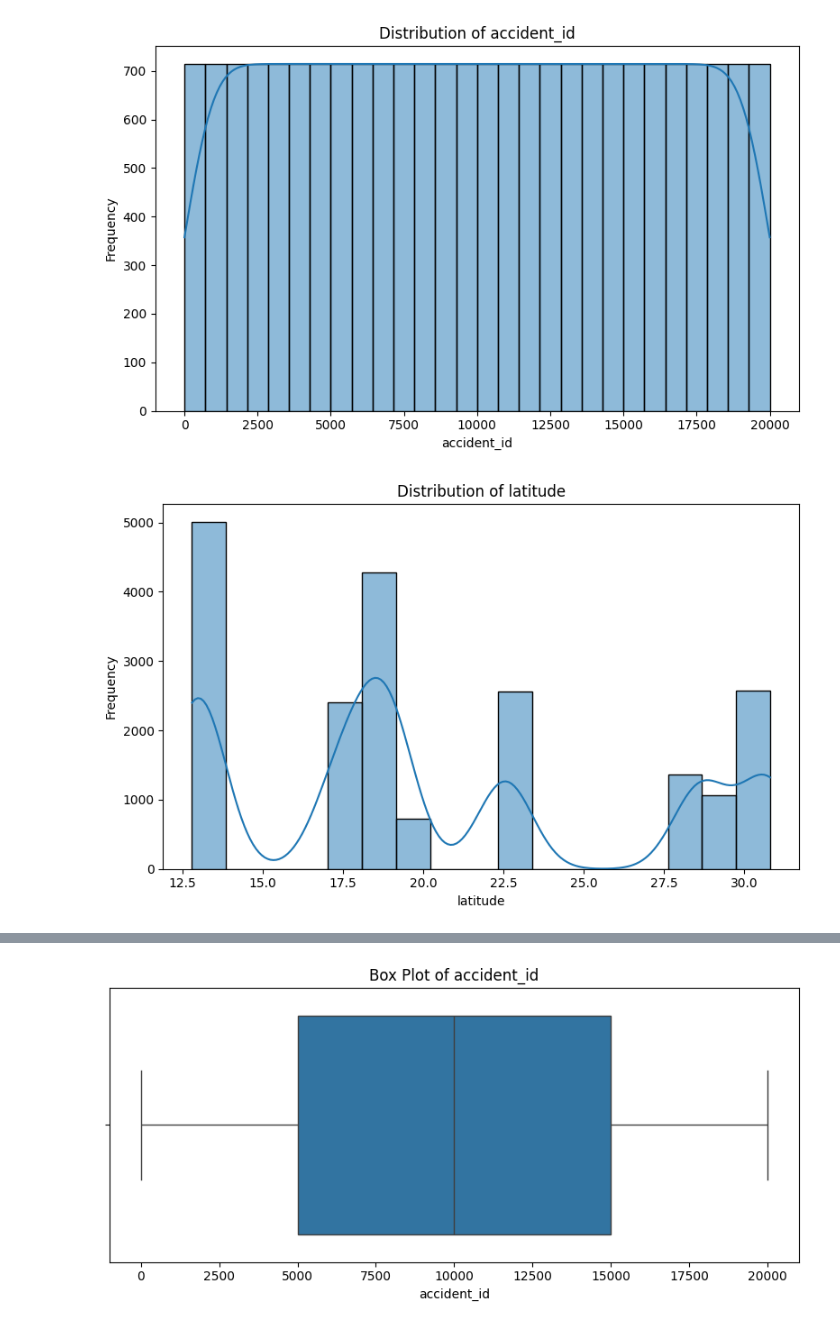
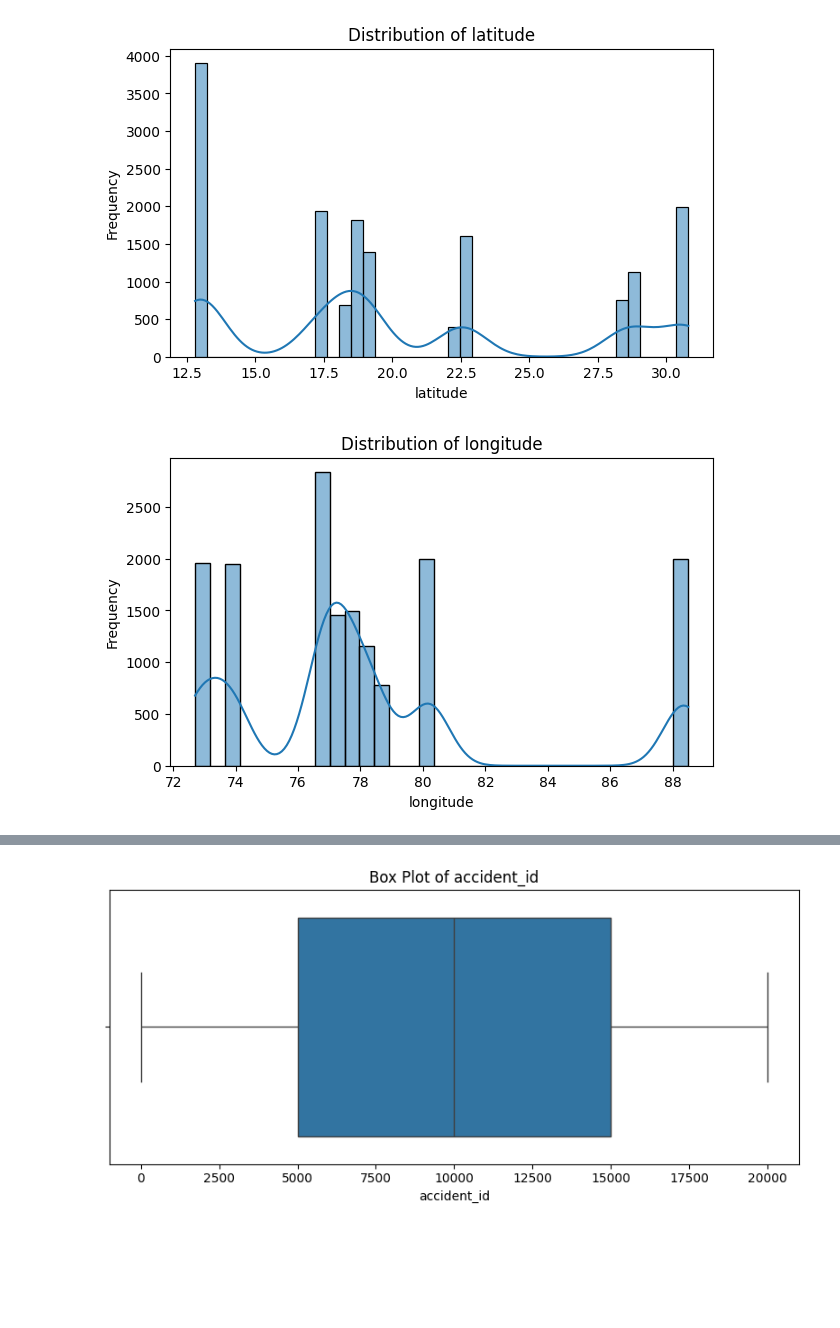
Before and after one commit to nehajacksonb24cs2143-ctrl/road-accident-severity-prediction, a Jupyter notebook: accident_analysis.ipynb, the cells around one changed output, grey strips where cells are left out. Saved outputs shown, nothing was run; the diff lists cells and outputs as text; code cells hidden in the pictures; blank space fills up the shorter version.

```diff
--- a/accident_analysis.ipynb
+++ b/accident_analysis.ipynb
@@ -82,5 +93,0 @@ Shape after removing duplicates: (20000, 24)
-# %%
-print(df.columns.tolist())
-if 'festival' in df.columns:
-    df = df.drop(columns=['festival'])
-print("Shape:", df.shape)
@@ -158,18 +171,27 @@ display(statistics.round(3))
 # %%
-for column in numerical_columns:
-    plt.figure(figsize=(8, 5))
+columns = [
+    "latitude",
+    "longitude",
+    "hour",
+    "temperature",
+    "vehicles_involved",
+    "casualties",
+    "risk_score"
+]
+
+for column in columns:
+    plt.figure(figsize=(7, 4))
 
     sns.histplot(
-        df[column].dropna(),
+        df[column],
         kde=True
     )
 
-    plt.title(f'Distribution of {column}')
+    plt.title(f"Distribution of {column}")
     plt.xlabel(column)
-    plt.ylabel('Frequency')
+    plt.ylabel("Frequency")
 
-    plt.tight_layout()
     plt.show()
 # %% [output]
-[figure, old version]
+[figure, new version]
-[figure, old version]
+[figure, new version]
```
Also changed, not shown: parts of 35 cells of this notebook.
